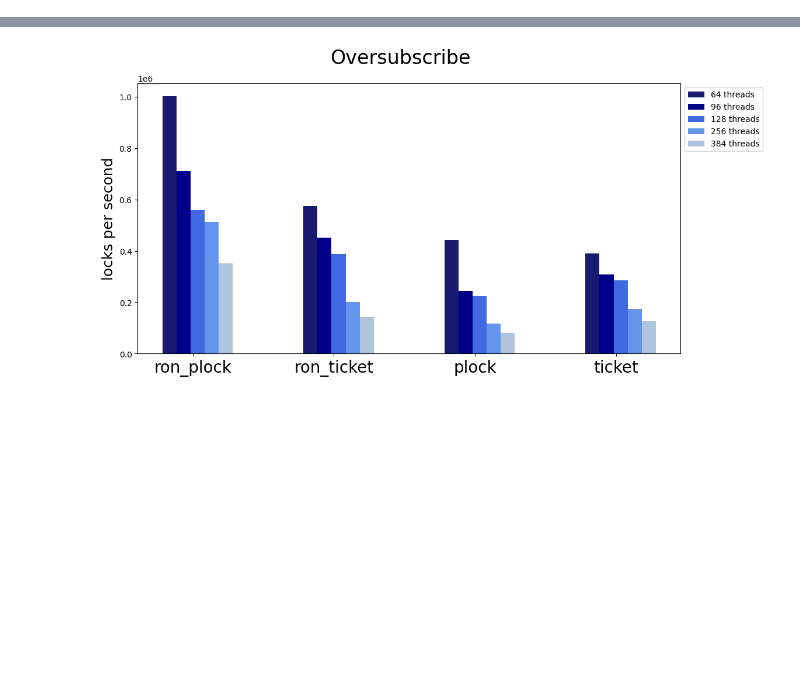
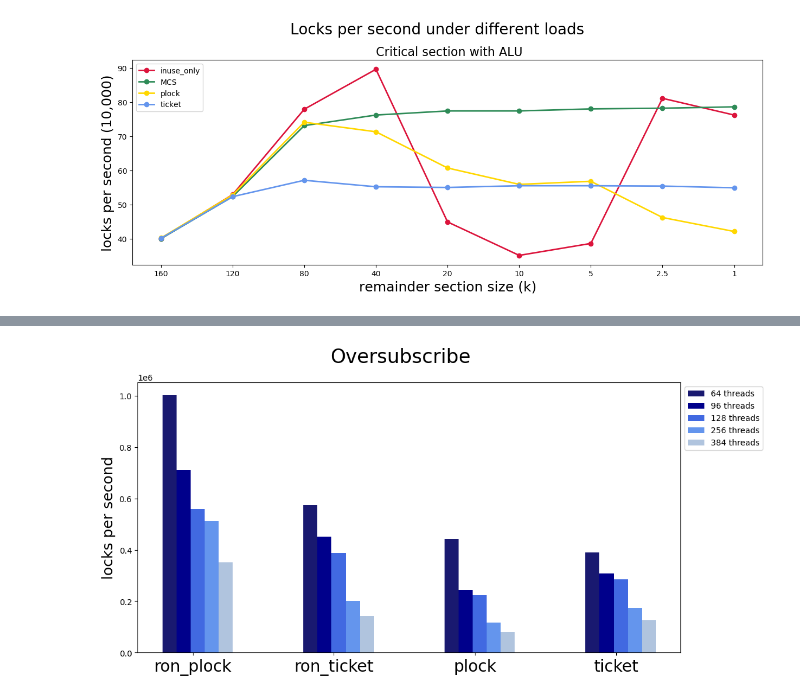
Before and after one commit to Ashen1110/Master_OS, a Jupyter notebook: code/test_data/test_data.ipynb, the cells around one changed output, grey strips where cells are left out. Saved outputs shown, nothing was run; the diff lists cells and outputs as text; code cells hidden in the pictures; blank space fills up the shorter version.

```diff
--- a/code/test_data/test_data.ipynb
+++ b/code/test_data/test_data.ipynb
@@ -1,3 +1,34 @@
 # %%
 import matplotlib.pyplot as plt
 import numpy as np
+# %%
+# ALU remainder section size
+# run for 10 sec
+# with user num = 100
+ncs_size = [160, 120, 80, 40, 20, 10, 5, 2.5, 1]
+inuse_only = [40.0, 52.9, 77.9, 89.6, 44.9, 35.1, 38.6, 81.1, 76.2]
+plock = [40.2, 52.8, 74.1, 71.3, 60.7, 55.9, 56.8, 46.2, 42.1]
+ticket = [40.1, 52.3, 57.1, 55.2, 55.0, 55.5, 55.5, 55.4, 54.9]
+mcs = [40.0, 52.3, 73.1, 76.2, 77.4, 77.4, 78.0, 78.2, 78.6]
+
+values = range(len(ncs_size))
+plt.figure(figsize=(15,5),dpi=100,linewidth = 2)
+plt.plot(values, inuse_only, color="crimson", linestyle="-", linewidth="2", markersize="12", marker=".", label="inuse_only")
+plt.plot(values, mcs, color="seagreen", linestyle="-", linewidth="2", markersize="12", marker=".", label="MCS")
+plt.plot(values, plock, color="gold", linestyle="-", linewidth="2", markersize="12", marker=".", label="plock")
+plt.plot(values, ticket, color="cornflowerblue", linestyle="-", linewidth="2", markersize="12", marker=".", label="ticket")
+
+
+plt.xticks(values, ncs_size)
+plt.xlabel('remainder section size (k)', fontsize="18")
+plt.ylabel('locks per second (10,000)', fontsize="18")
+
+title = "Locks per second under different loads"
+plt.suptitle(title,  y=1.02, fontsize="20")
+sub = " Critical section with ALU"
+plt.title(sub, y=1, fontsize="16")
+#plt.savefig('C:\Users\user\Desktop\RS_size_ALU.png')
+plt.legend()
+plt.show()
+# %% [output]
+[figure, added]
```
Also changed, not shown: parts of 5 cells of this notebook, 4 other files.
